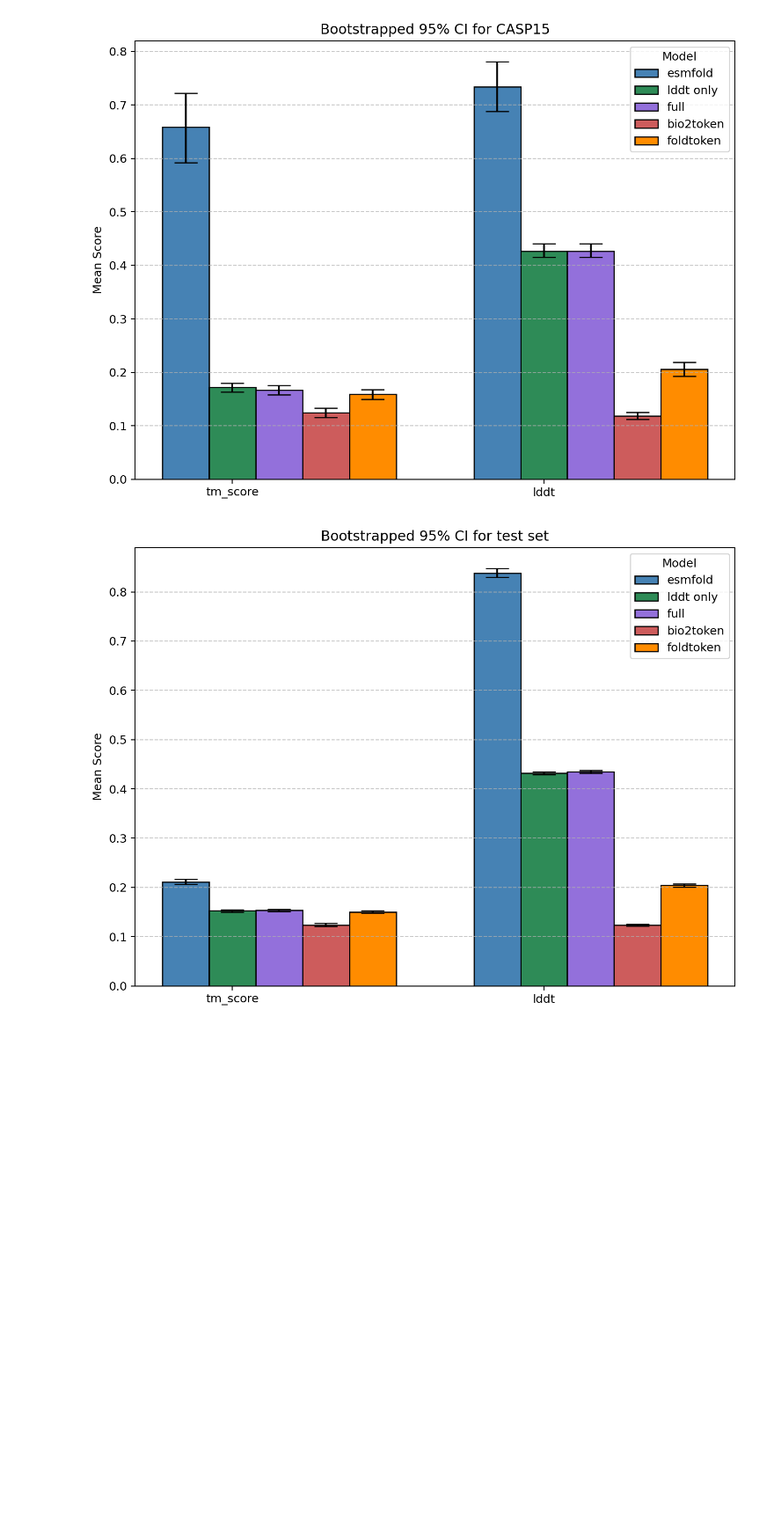
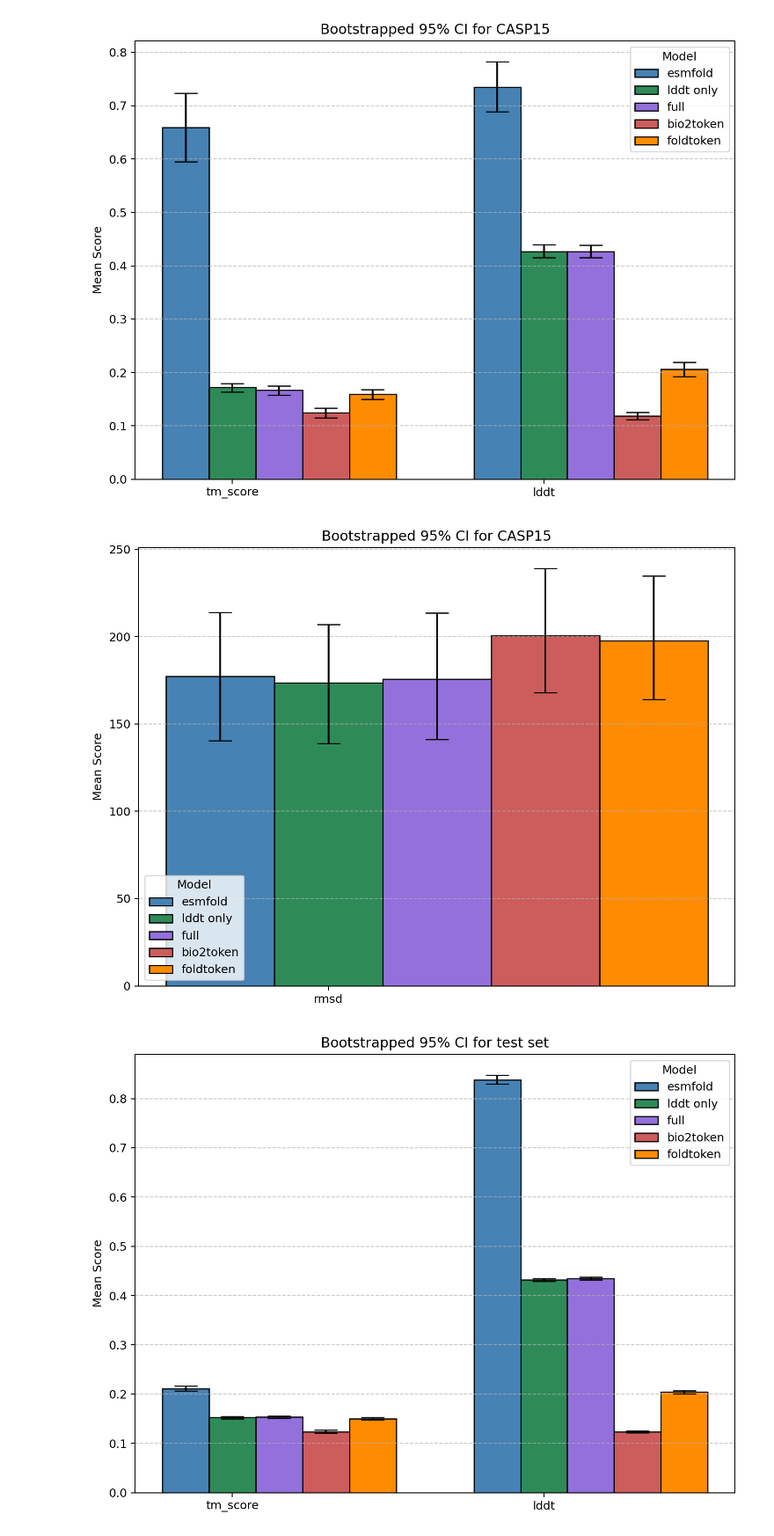
Before and after one commit to BetelgeuseBugFixer/MaPra2025, a Jupyter notebook: benchmark/benchmark.ipynb, the cells around one changed output. Shown at 88% size. Cells and saved outputs as stored; diff of their text form; code cells hidden in the pictures; blank space fills up the shorter version.

Commit message:
superimposed rmsd

```diff
--- a/benchmark/benchmark.ipynb
+++ b/benchmark/benchmark.ipynb
@@ -107,6 +107,69 @@ plt.tight_layout()
 plt.show()
 # %% [output]
 [figure]
+# %%
+dfs = [esmfold_casp, beta_0_casp, beta_1_casp, bio2token_casp, foldtoken_casp]
+model_names = ["esmfold", "lddt only", "full", "bio2token", "foldtoken"]
+metrics = ['rmsd']
+
+all_results = {}
+
+for model_name, df in zip(model_names, dfs):
+    results = {}
+    for col in metrics:
+        data = df[col].dropna().values
+        mean, lower, upper = bootstrap_ci(data)
+        results[col] = {
+            'mean': mean,
+            'lower_ci': lower,
+            'upper_ci': upper
+        }
+    all_results[model_name] = results
+
+# Vorbereitung für grouped bar plot
+means = np.array([[all_results[model][metric]['mean'] for metric in metrics] for model in model_names])
+errors = np.array([
+    [
+        (
+            all_results[model][metric]['mean'] - all_results[model][metric]['lower_ci'],
+            all_results[model][metric]['upper_ci'] - all_results[model][metric]['mean']
+        )
+        for metric in metrics
+    ]
+    for model in model_names
+])
+# yerr muss in Form (2, model, metric) sein
+yerr = np.transpose(errors, (2, 0, 1))  # (low/high, model, metric)
+
+# Plot
+x = np.arange(len(metrics))
+width = 0.15
+
+plt.figure(figsize=(8, 6), dpi=180)
+
+colors = ['steelblue','seagreen', 'mediumpurple', 'indianred', 'darkorange']
+for i, (model, color) in enumerate(zip(model_names, colors)):
+    plt.bar(
+        x + i * width,
+        means[i],
+        yerr=[yerr[0][i], yerr[1][i]],
+        capsize=10,
+        width=width,
+        label=model,
+        edgecolor='black',
+        color=color
+    )
+
+plt.xticks(x + width, metrics)
+plt.ylabel("Mean Score")
+#plt.ylim(0, 1)
+plt.title("Bootstrapped 95% CI for CASP15")
+plt.grid(axis='y', linestyle='--', alpha=0.7)
+plt.legend(title="Model")
+plt.tight_layout()
+plt.show()
+# %% [output]
+[figure, added]
 # %%
 dfs = [esmfold_test, beta_0_test, beta_1_test, bio2token_test, foldtoken_test]
 model_names = ["esmfold", "lddt only", "full", "bio2token", "foldtoken"]
```
Also changed, not shown: 1 other file.
